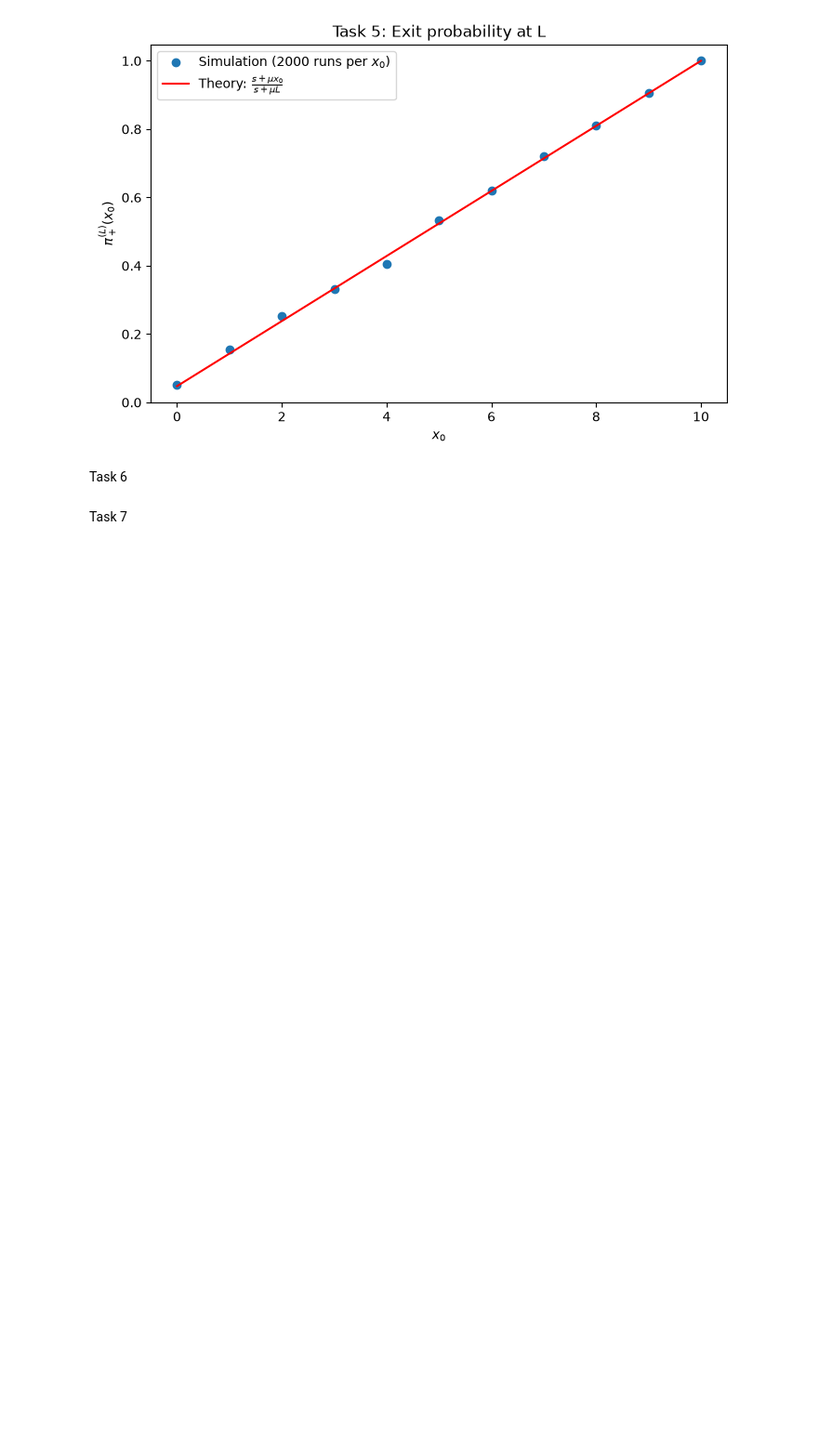
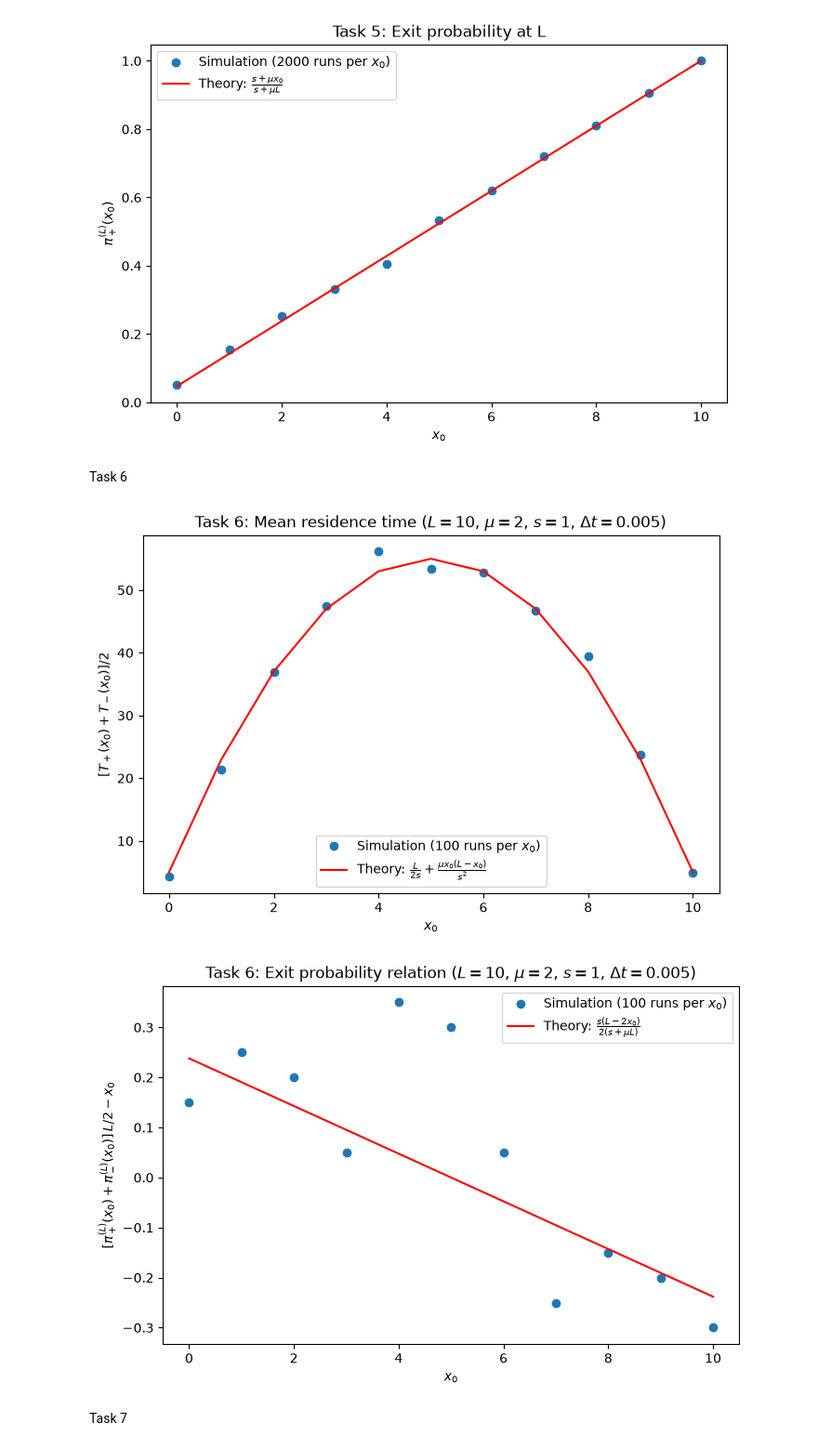
Before and after one commit to 04milano/VibeCoders-Poisson-Kac, a Jupyter notebook: Poisson-Kac_VibeCoders_Notebook.ipynb, the cells around one changed output. Shown at 93% size. Drawn from its saved outputs; the diff is of its cells as text; code cells hidden in the pictures; blank space fills up the shorter version.

```diff
--- a/Poisson-Kac_VibeCoders_Notebook.ipynb
+++ b/Poisson-Kac_VibeCoders_Notebook.ipynb
@@ -287,13 +287,11 @@ mu = 2
 s = 1
 dt = 0.01/mu
 L = 10
-quick_test = True      # True: 1/4 of the repetitions, for a fast check
-repetitions = 2000 // 4 if quick_test else 2000
+repetitions = 100
 
 f = 1 - np.exp(-mu * dt)
 
 def exit_statistics(x0, v0):
-    # returns mean residence time T and exit probability at L for start (x0, v0)
     times = []
     touched_L = []
 
@@ -332,36 +330,39 @@ pi_minus_L = np.zeros(len(x0_values))
 
 for i in range(len(x0_values)):
     x0 = x0_values[i]
     T_plus[i], pi_plus_L[i] = exit_statistics(x0, s)
     T_minus[i], pi_minus_L[i] = exit_statistics(x0, -s)
 
-# Part 1: mean residence time
+
 T_mean = (T_plus + T_minus) / 2
 T_theory = L / (2*s) + mu * x0_values * (L - x0_values) / s**2
 
 plt.figure(figsize=(8, 5))
 plt.plot(x0_values, T_mean, 'o', label=rf'Simulation ({repetitions} runs per $x_0$)')
 plt.plot(x0_values, T_theory, 'r-', label=r'Theory: $\frac{L}{2s}+\frac{\mu x_0(L-x_0)}{s^2}$')
 plt.xlabel(r'$x_0$')
 plt.ylabel(r'$[T_+(x_0)+T_-(x_0)]/2$')
 plt.title(rf'Task 6: Mean residence time ($L={L}$, $\mu={mu}$, $s={s}$, $\Delta t={dt}$)')
 plt.legend()
 #plt.savefig('images/task6_residence_time_Nicola.png', dpi=300)
 plt.show()
 
-# Part 2: exit probability relation
+
 lhs = (pi_plus_L + pi_minus_L) / 2 * L - x0_values
 lhs_theory = s * (L - 2*x0_values) / (2 * (s + mu*L))
 
 plt.figure(figsize=(8, 5))
 plt.plot(x0_values, lhs, 'o', label=rf'Simulation ({repetitions} runs per $x_0$)')
 plt.plot(x0_values, lhs_theory, 'r-', label=r'Theory: $\frac{s(L-2x_0)}{2(s+\mu L)}$')
 plt.xlabel(r'$x_0$')
 plt.ylabel(r'$[\pi_+^{(L)}(x_0)+\pi_-^{(L)}(x_0)]\,L/2-x_0$')
 plt.title(rf'Task 6: Exit probability relation ($L={L}$, $\mu={mu}$, $s={s}$, $\Delta t={dt}$)')
 plt.legend()
-#plt.savefig('images/task6_exit_probability_relation_Nicola.png', dpi=300)
+#plt.savefig('images/task6_exit_probability_relation_Nicola.png')
 plt.show()
+# %% [output]
+[figure, added]
+[figure, added]
 # %% [markdown]
 Task 7
 # %%
```
